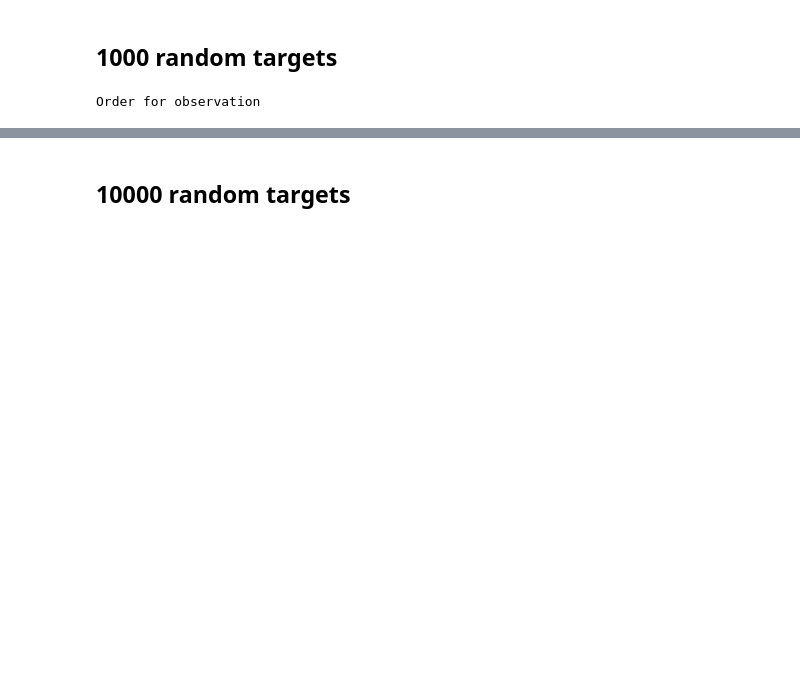
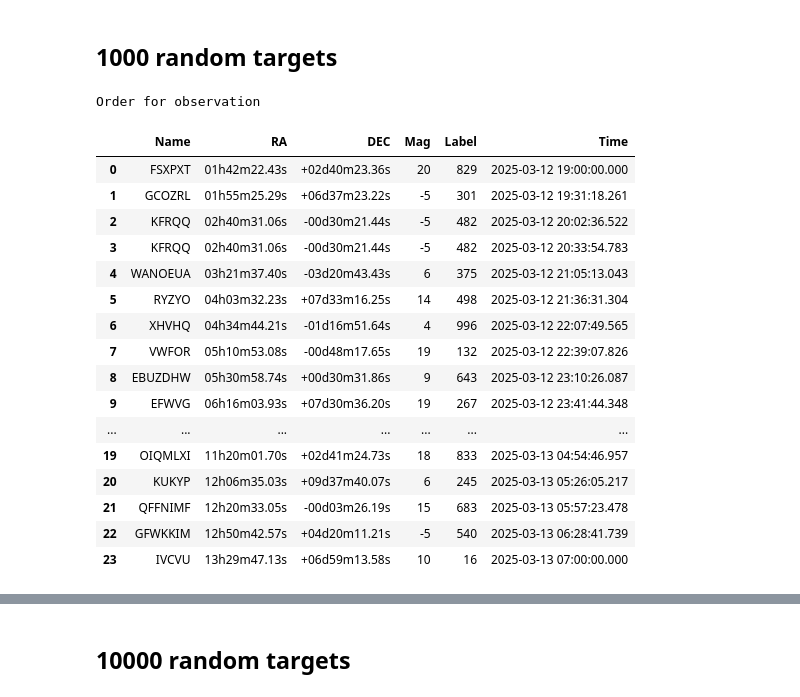
Before and after one commit to ccuellarn/Transient-Operation, a Jupyter notebook: Sketch.ipynb, the cells around one changed output, grey strips where cells are left out. Cells and saved outputs as stored; diff of their text form; code cells hidden in the pictures; blank space fills up the shorter version.

```diff
--- a/Sketch.ipynb
+++ b/Sketch.ipynb
@@ -409,19 +415,37 @@ plt.show()
 # %%
 #Dataframe with random targets
 alerts1000 = random_data(1000)
 
 #Amount of targets, this is for the labels of graphic
 many1000 = len(alerts1000) + 1
 
 #Observations with the data
 Data1000 = Observations(observer, alerts1000, date_i, date_f,timescale,many1000,limit)
 time1000 = DeltaTime(date_i,date_f,timescale)
 general_time1000 = CreateTime(date_i,date_f,timescale)
 graphic1000, order1000 = OrderLimits(Data1000,many1000,time1000, general_time1000)
 
 print('Order for observation')
+order1000
 # %% [output]
 Order for observation
+|  | Name | RA | DEC | Mag | Label | Time |
+| 0 | FSXPXT | 01h42m22.43s | +02d40m23.36s | 20 | 829 | 2025-03-12 19:00:00.000 |
+| 1 | GCOZRL | 01h55m25.29s | +06d37m23.22s | -5 | 301 | 2025-03-12 19:31:18.261 |
+| 2 | KFRQQ | 02h40m31.06s | -00d30m21.44s | -5 | 482 | 2025-03-12 20:02:36.522 |
+| 3 | KFRQQ | 02h40m31.06s | -00d30m21.44s | -5 | 482 | 2025-03-12 20:33:54.783 |
+| 4 | WANOEUA | 03h21m37.40s | -03d20m43.43s | 6 | 375 | 2025-03-12 21:05:13.043 |
+| 5 | RYZYO | 04h03m32.23s | +07d33m16.25s | 14 | 498 | 2025-03-12 21:36:31.304 |
+| 6 | XHVHQ | 04h34m44.21s | -01d16m51.64s | 4 | 996 | 2025-03-12 22:07:49.565 |
+| 7 | VWFOR | 05h10m53.08s | -00d48m17.65s | 19 | 132 | 2025-03-12 22:39:07.826 |
+| 8 | EBUZDHW | 05h30m58.74s | +00d30m31.86s | 9 | 643 | 2025-03-12 23:10:26.087 |
+| 9 | EFWVG | 06h16m03.93s | +07d30m36.20s | 19 | 267 | 2025-03-12 23:41:44.348 |
+| ... | ... | ... | ... | ... | ... | ... |
+| 19 | OIQMLXI | 11h20m01.70s | +02d41m24.73s | 18 | 833 | 2025-03-13 04:54:46.957 |
+| 20 | KUKYP | 12h06m35.03s | +09d37m40.07s | 6 | 245 | 2025-03-13 05:26:05.217 |
+| 21 | QFFNIMF | 12h20m33.05s | -00d03m26.19s | 15 | 683 | 2025-03-13 05:57:23.478 |
+| 22 | GFWKKIM | 12h50m42.57s | +04d20m11.21s | -5 | 540 | 2025-03-13 06:28:41.739 |
+| 23 | IVCVU | 13h29m47.13s | +06d59m13.58s | 10 | 16 | 2025-03-13 07:00:00.000 |
 # %%
 plt.style.use(astropy_mpl_style)
 quantity_support()
```
Also changed, not shown: parts of 7 cells of this notebook, 1 other file.
